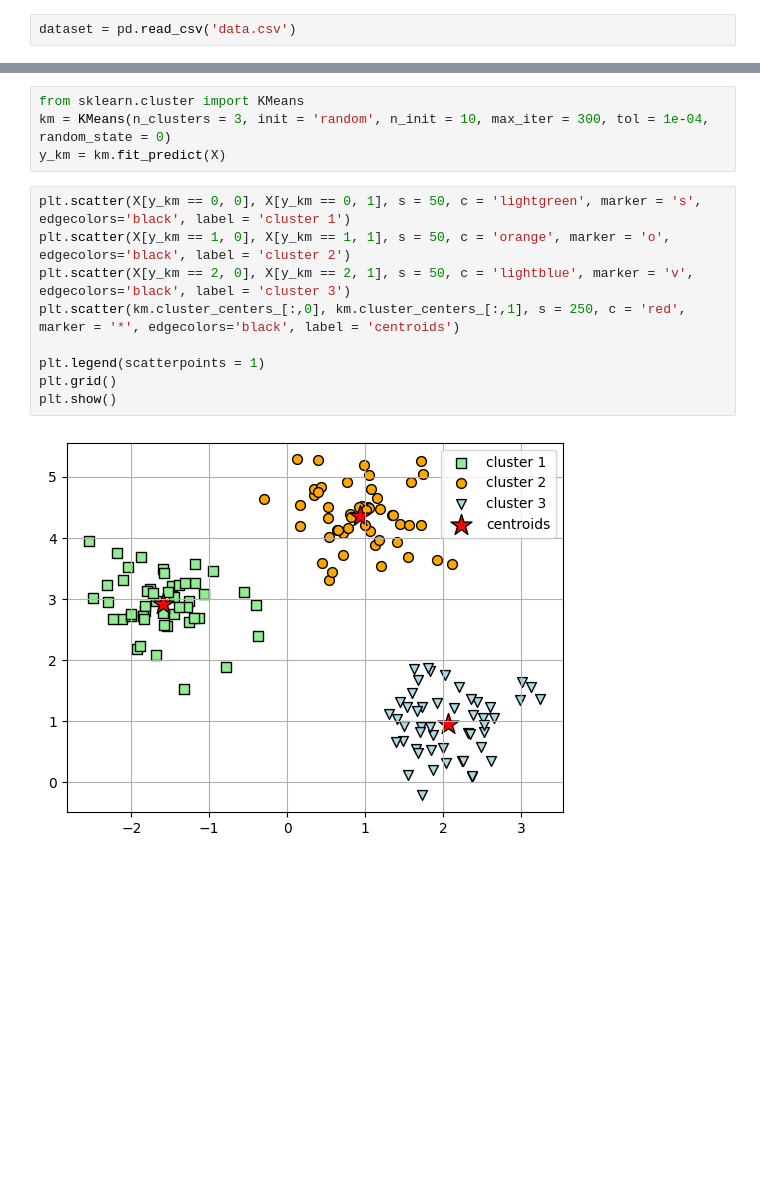
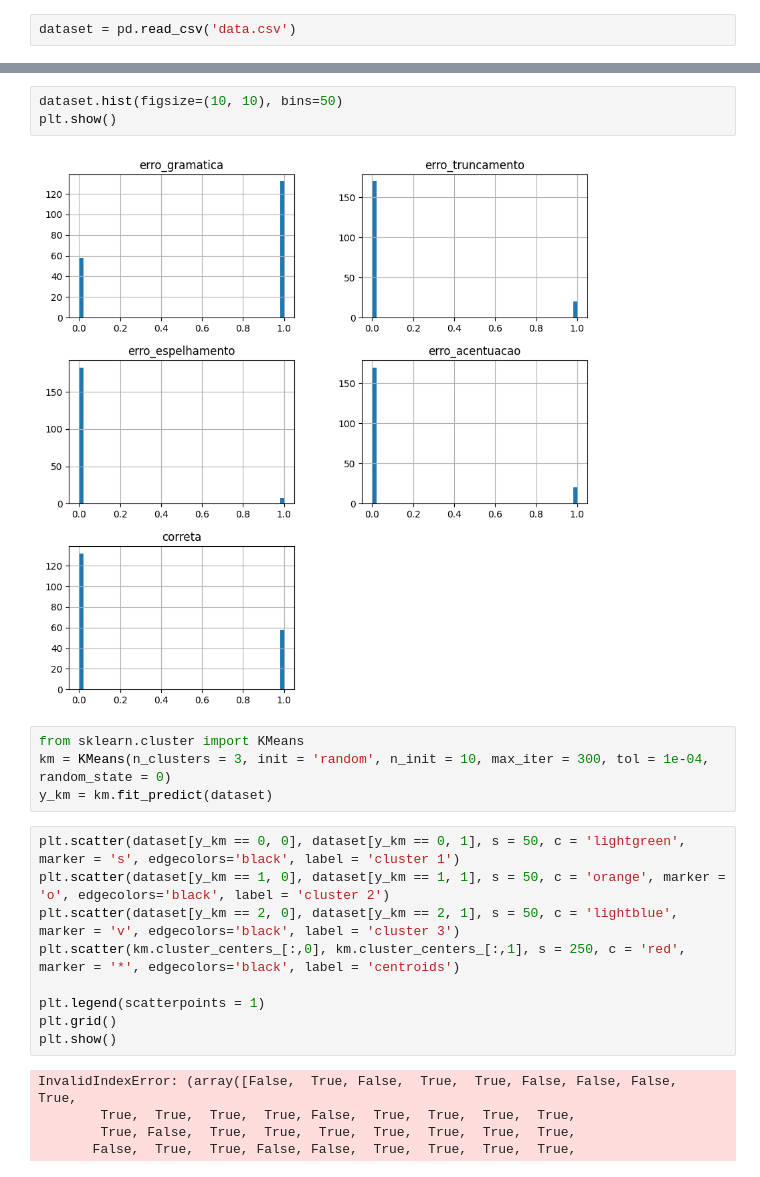
Before and after one commit to luigill/tcc-cluster, a Jupyter notebook: source/cluster-words-alfaba.ipynb, the cells around one changed output, grey strips where cells are left out. Saved outputs shown, nothing was run; the diff lists cells and outputs as text; blank space fills up the shorter version.

```diff
--- a/source/cluster-words-alfaba.ipynb
+++ b/source/cluster-words-alfaba.ipynb
@@ -16,18 +37,26 @@ dataset.head()
+# %%
+dataset.hist(figsize=(10, 10), bins=50)
+plt.show()
+# %% [output]
+[figure, added]
 # %%
 from sklearn.cluster import KMeans
 km = KMeans(n_clusters = 3, init = 'random', n_init = 10, max_iter = 300, tol = 1e-04, random_state = 0)
-y_km = km.fit_predict(X)
+y_km = km.fit_predict(dataset)
 # %%
-plt.scatter(X[y_km == 0, 0], X[y_km == 0, 1], s = 50, c = 'lightgreen', marker = 's', edgecolors='black', label = 'cluster 1')
-plt.scatter(X[y_km == 1, 0], X[y_km == 1, 1], s = 50, c = 'orange', marker = 'o', edgecolors='black', label = 'cluster 2')
-plt.scatter(X[y_km == 2, 0], X[y_km == 2, 1], s = 50, c = 'lightblue', marker = 'v', edgecolors='black', label = 'cluster 3')
+plt.scatter(dataset[y_km == 0, 0], dataset[y_km == 0, 1], s = 50, c = 'lightgreen', marker = 's', edgecolors='black', label = 'cluster 1')
+plt.scatter(dataset[y_km == 1, 0], dataset[y_km == 1, 1], s = 50, c = 'orange', marker = 'o', edgecolors='black', label = 'cluster 2')
+plt.scatter(dataset[y_km == 2, 0], dataset[y_km == 2, 1], s = 50, c = 'lightblue', marker = 'v', edgecolors='black', label = 'cluster 3')
 plt.scatter(km.cluster_centers_[:,0], km.cluster_centers_[:,1], s = 250, c = 'red', marker = '*', edgecolors='black', label = 'centroids')
 
 plt.legend(scatterpoints = 1)
 plt.grid()
 plt.show()
 # %% [output]
-[figure, removed]
+InvalidIndexError: (array([False,  True, False,  True,  True, False, False, False,  True,
+        True,  True,  True,  True, False,  True,  True,  True,  True,
+        True, False,  True,  True,  True,  True,  True,  True,  True,
+       False,  True,  True, False, False,  True,  True,  True,  True,
 # %%
 print('Distortion: %.2f' % km.inertia_)
 # %% [output]
```
Also changed, not shown: parts of 8 cells of this notebook, 1 other file.
